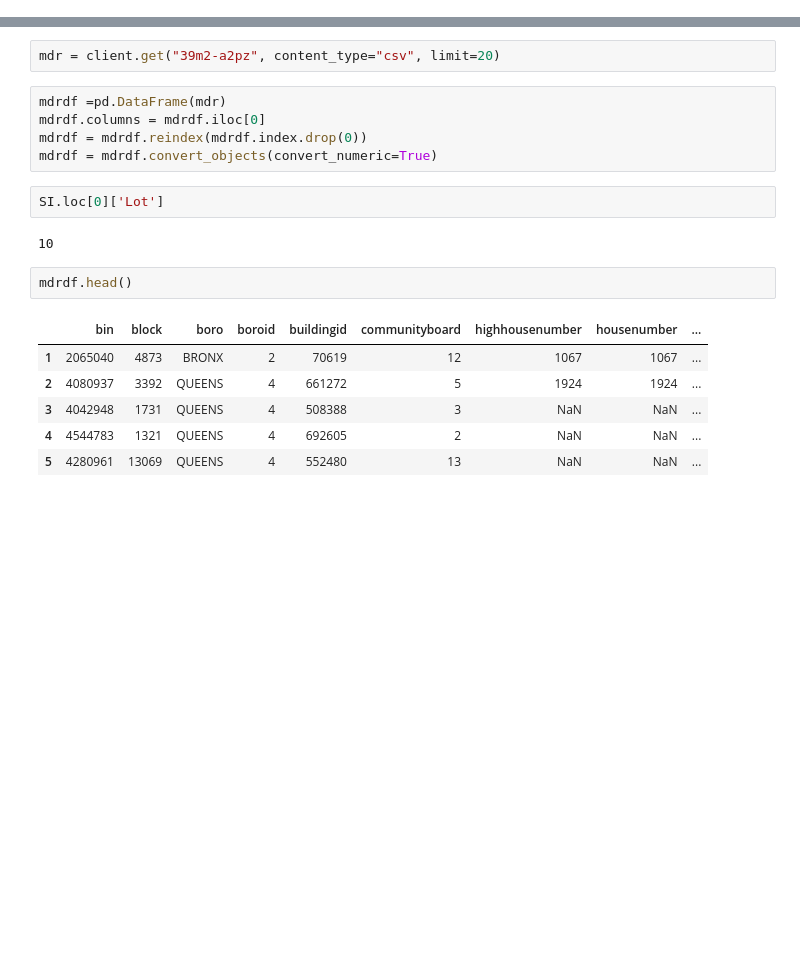
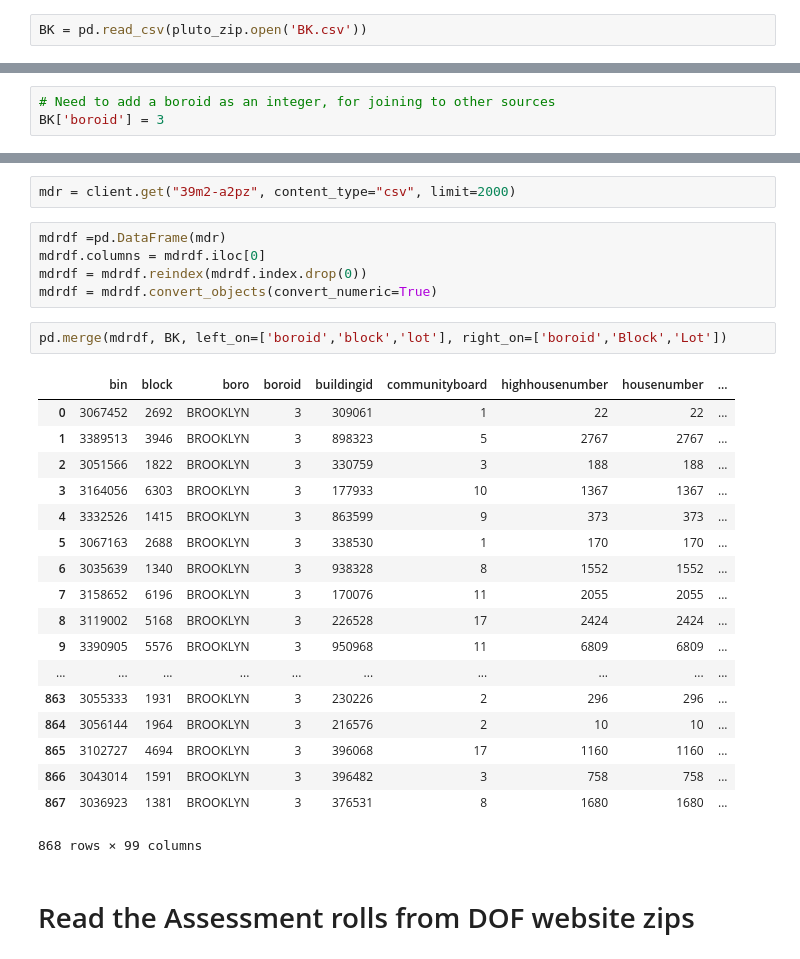
Before and after one commit to mu529/property_tax, a Jupyter notebook: bbl_data_merge.ipynb, the cells around one changed output, grey strips where cells are left out. Cells and saved outputs as stored; diff of their text form; blank space fills up the shorter version.

```diff
--- a/bbl_data_merge.ipynb
+++ b/bbl_data_merge.ipynb
@@ -5,0 +16,2 @@ import pandas as pd
+# %%
+BK = pd.read_csv(pluto_zip.open('BK.csv'))
@@ -5,0 +28,3 @@ import pandas as pd
+# %%
+# Need to add a boroid as an integer, for joining to other sources
+BK['boroid'] = 3
@@ -23,20 +51,30 @@ SI.head()
 # %%
-mdr = client.get("39m2-a2pz", content_type="csv", limit=20)
+mdr = client.get("39m2-a2pz", content_type="csv", limit=2000)
 # %%
 mdrdf =pd.DataFrame(mdr)
 mdrdf.columns = mdrdf.iloc[0]
 mdrdf = mdrdf.reindex(mdrdf.index.drop(0))
 mdrdf = mdrdf.convert_objects(convert_numeric=True)
-# %%
-SI.loc[0]['Lot']
-# %% [output]
-10
-# %%
-mdrdf.head()
-# %% [output]
-|  | bin | block | boro | boroid | buildingid | communityboard | highhousenumber | housenumber | ... |
-| 1 | 2065040 | 4873 | BRONX | 2 | 70619 | 12 | 1067 | 1067 | ... |
-| 2 | 4080937 | 3392 | QUEENS | 4 | 661272 | 5 | 1924 | 1924 | ... |
-| 3 | 4042948 | 1731 | QUEENS | 4 | 508388 | 3 | NaN | NaN | ... |
-| 4 | 4544783 | 1321 | QUEENS | 4 | 692605 | 2 | NaN | NaN | ... |
-| 5 | 4280961 | 13069 | QUEENS | 4 | 552480 | 13 | NaN | NaN | ... |
+# %%
+pd.merge(mdrdf, BK, left_on=['boroid','block','lot'], right_on=['boroid','Block','Lot'])
+# %% [output]
+|  | bin | block | boro | boroid | buildingid | communityboard | highhousenumber | housenumber | ... |
+| 0 | 3067452 | 2692 | BROOKLYN | 3 | 309061 | 1 | 22 | 22 | ... |
+| 1 | 3389513 | 3946 | BROOKLYN | 3 | 898323 | 5 | 2767 | 2767 | ... |
+| 2 | 3051566 | 1822 | BROOKLYN | 3 | 330759 | 3 | 188 | 188 | ... |
+| 3 | 3164056 | 6303 | BROOKLYN | 3 | 177933 | 10 | 1367 | 1367 | ... |
+| 4 | 3332526 | 1415 | BROOKLYN | 3 | 863599 | 9 | 373 | 373 | ... |
+| 5 | 3067163 | 2688 | BROOKLYN | 3 | 338530 | 1 | 170 | 170 | ... |
+| 6 | 3035639 | 1340 | BROOKLYN | 3 | 938328 | 8 | 1552 | 1552 | ... |
+| 7 | 3158652 | 6196 | BROOKLYN | 3 | 170076 | 11 | 2055 | 2055 | ... |
+| 8 | 3119002 | 5168 | BROOKLYN | 3 | 226528 | 17 | 2424 | 2424 | ... |
+| 9 | 3390905 | 5576 | BROOKLYN | 3 | 950968 | 11 | 6809 | 6809 | ... |
+| ... | ... | ... | ... | ... | ... | ... | ... | ... | ... |
+| 863 | 3055333 | 1931 | BROOKLYN | 3 | 230226 | 2 | 296 | 296 | ... |
+| 864 | 3056144 | 1964 | BROOKLYN | 3 | 216576 | 2 | 10 | 10 | ... |
+| 865 | 3102727 | 4694 | BROOKLYN | 3 | 396068 | 17 | 1160 | 1160 | ... |
+| 866 | 3043014 | 1591 | BROOKLYN | 3 | 396482 | 3 | 758 | 758 | ... |
+| 867 | 3036923 | 1381 | BROOKLYN | 3 | 376531 | 8 | 1680 | 1680 | ... |
+868 rows × 99 columns
+# %% [markdown]
+# Read the Assessment rolls from DOF website zips
```
Also changed, not shown: parts of 19 cells of this notebook.
